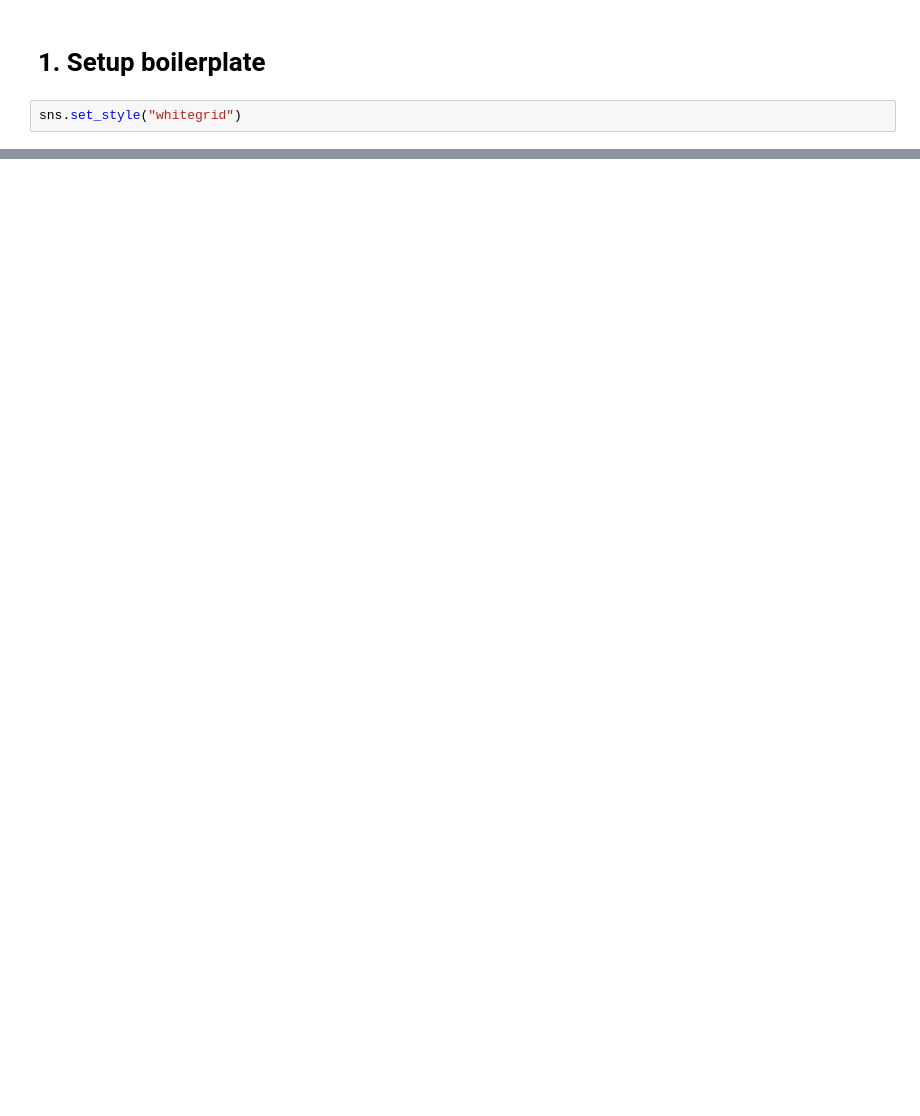
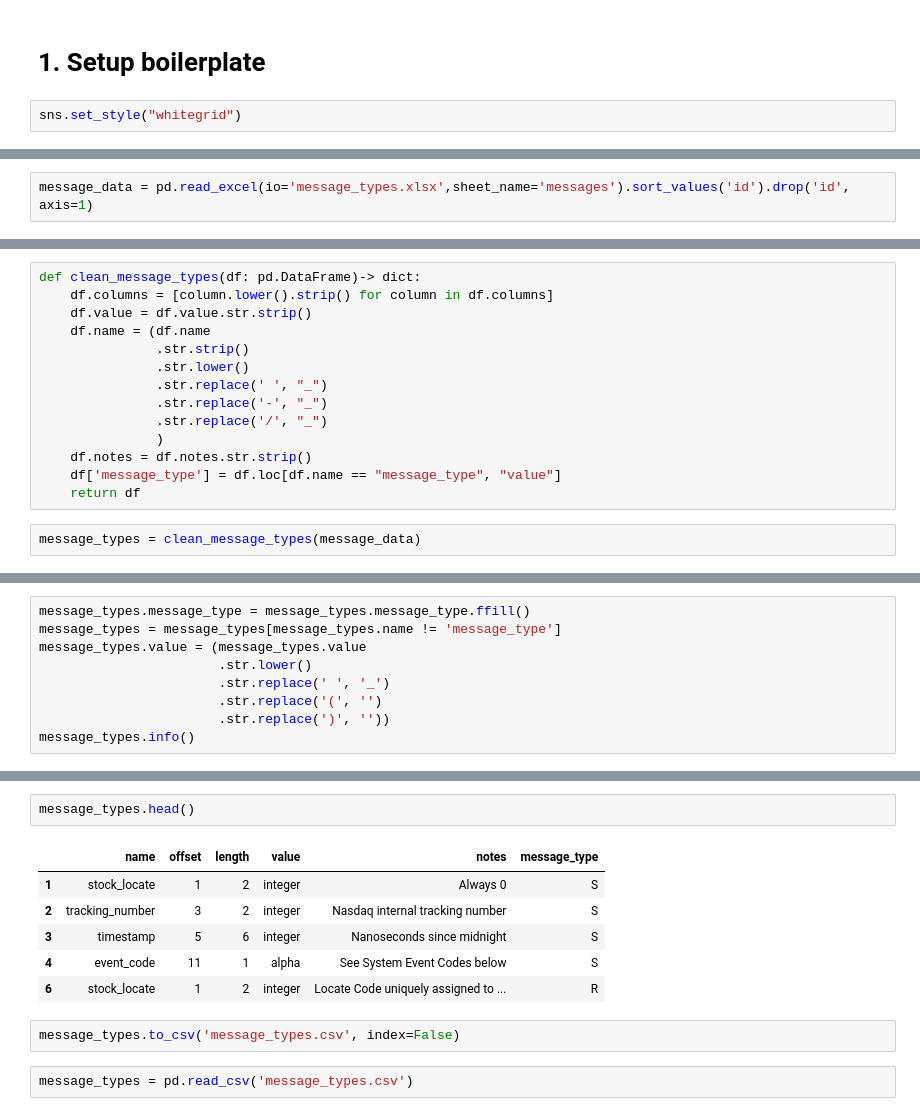
Before and after one commit to Mcdaddy-2pointoh/machine-learning-for-algo-trading, a Jupyter notebook: data-sources-and-techniques/nasdaq-total-view-itch.ipynb, the cells around one changed output, grey strips where cells are left out. Cells and saved outputs as stored; diff of their text form; blank space fills up the shorter version.

```diff
--- a/data-sources-and-techniques/nasdaq-total-view-itch.ipynb
+++ b/data-sources-and-techniques/nasdaq-total-view-itch.ipynb
@@ -39,0 +154,2 @@ def format_time(time) -> str:
+# %%
+message_data = pd.read_excel(io='message_types.xlsx',sheet_name='messages').sort_values('id').drop('id', axis=1)
@@ -39,0 +167,16 @@ def format_time(time) -> str:
+# %%
+def clean_message_types(df: pd.DataFrame)-> dict:
+    df.columns = [column.lower().strip() for column in df.columns]
+    df.value = df.value.str.strip()
+    df.name = (df.name
+               .str.strip()
+               .str.lower()
+               .str.replace(' ', "_")
+               .str.replace('-', "_")
+               .str.replace('/', "_")
+               )
+    df.notes = df.notes.str.strip()
+    df['message_type'] = df.loc[df.name == "message_type", "value"]
+    return df
+# %%
+message_types = clean_message_types(message_data)
@@ -39,0 +204,9 @@ def format_time(time) -> str:
+# %%
+message_types.message_type = message_types.message_type.ffill()
+message_types = message_types[message_types.name != 'message_type']
+message_types.value = (message_types.value
+                       .str.lower()
+                       .str.replace(' ', '_')
+                       .str.replace('(', '')
+                       .str.replace(')', ''))
+message_types.info()
@@ -39,0 +227,13 @@ def format_time(time) -> str:
+# %%
+message_types.head()
+# %% [output]
+|  | name | offset | length | value | notes | message_type |
+| 1 | stock_locate | 1 | 2 | integer | Always 0 | S |
+| 2 | tracking_number | 3 | 2 | integer | Nasdaq internal tracking number | S |
+| 3 | timestamp | 5 | 6 | integer | Nanoseconds since midnight | S |
+| 4 | event_code | 11 | 1 | alpha | See System Event Codes below | S |
+| 6 | stock_locate | 1 | 2 | integer | Locate Code uniquely assigned to ... | R |
+# %%
+message_types.to_csv('message_types.csv', index=False)
+# %%
+message_types = pd.read_csv('message_types.csv')
```
Also changed, not shown: parts of 33 cells of this notebook, 4 other files.
